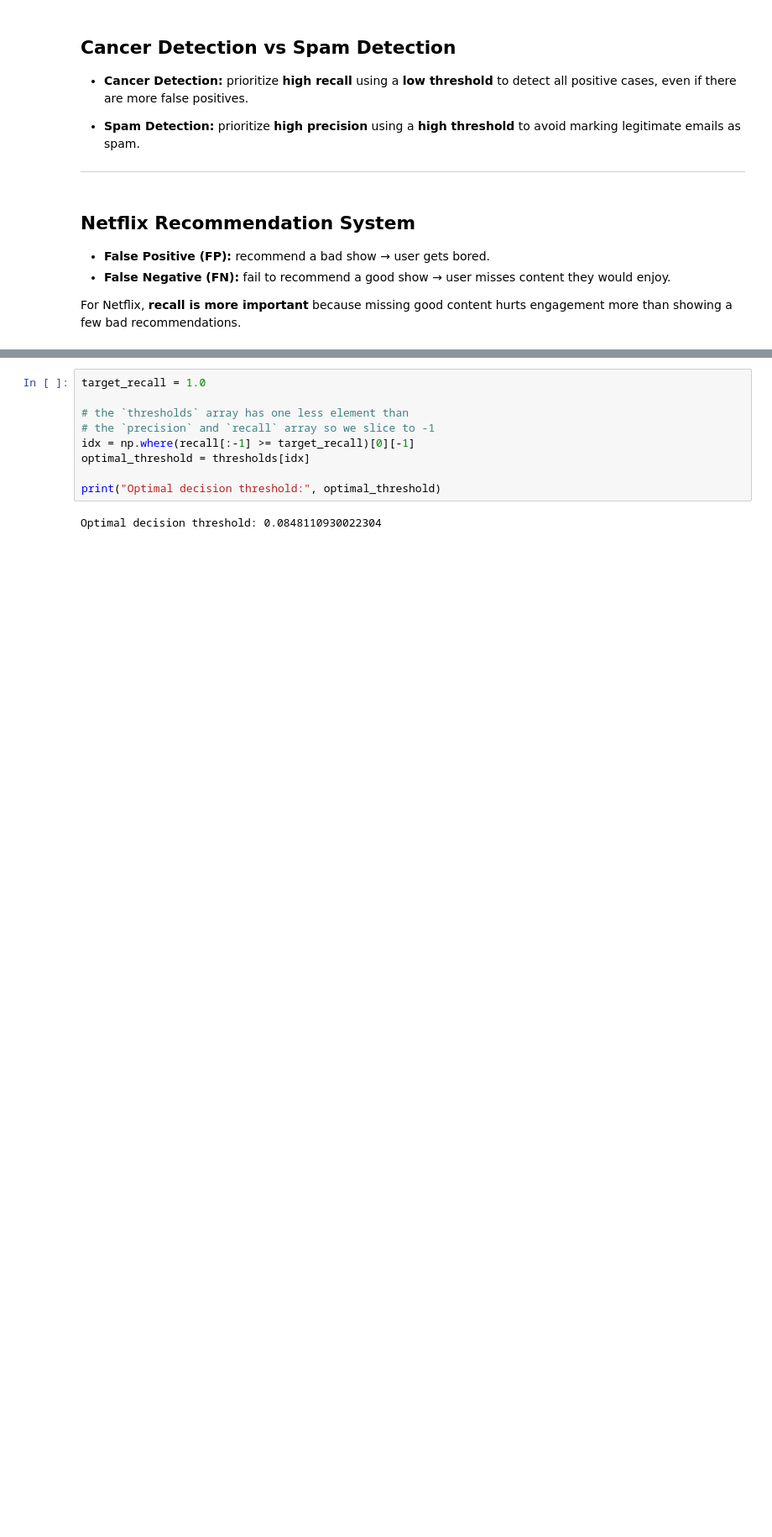
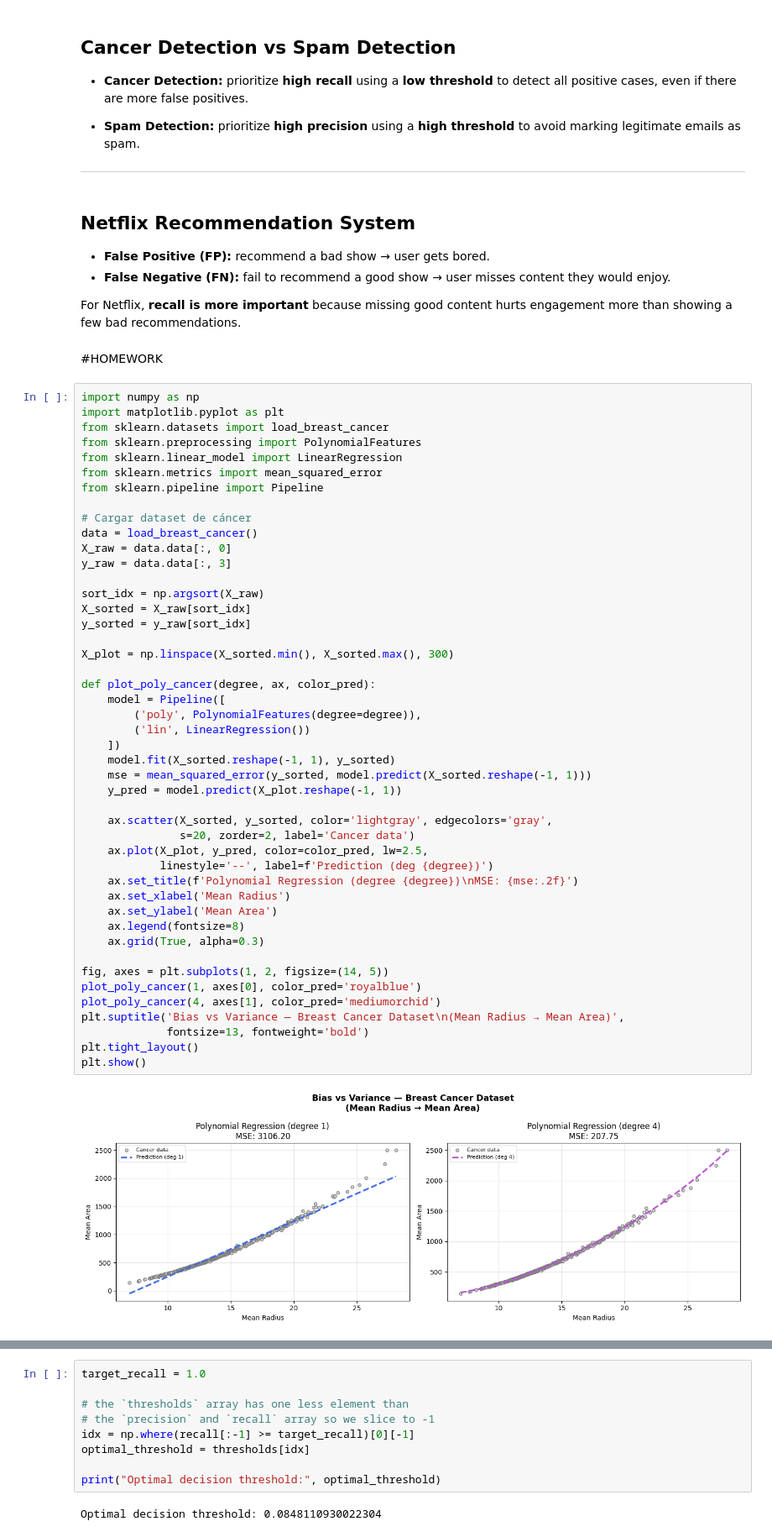
Before and after one commit to Gparedes3/Machine-Learning-6-SIN-A-Mar-Jul-2026, a Jupyter notebook: Copia_de_Logistic_Regression.ipynb, the cells around one changed output, grey strips where cells are left out. Shown at 84% size. Cells and saved outputs as stored; diff of their text form; blank space fills up the shorter version.

Commit message:
Bias vs Variance

```diff
--- a/Copia_de_Logistic_Regression.ipynb
+++ b/Copia_de_Logistic_Regression.ipynb
@@ -1155,3 +1156,53 @@ Now that we've calculated the curve, we can set a target recall or precision sco
 - **False Negative (FN):** fail to recommend a good show → user misses content they would enjoy.
 
 For Netflix, **recall is more important** because missing good content hurts engagement more than showing a few bad recommendations.
+# %% [markdown]
+#HOMEWORK
+# %%
+import numpy as np
+import matplotlib.pyplot as plt
+from sklearn.datasets import load_breast_cancer
+from sklearn.preprocessing import PolynomialFeatures
+from sklearn.linear_model import LinearRegression
+from sklearn.metrics import mean_squared_error
+from sklearn.pipeline import Pipeline
+
+# Cargar dataset de cáncer
+data = load_breast_cancer()
+X_raw = data.data[:, 0]
+y_raw = data.data[:, 3]
+
+sort_idx = np.argsort(X_raw)
+X_sorted = X_raw[sort_idx]
+y_sorted = y_raw[sort_idx]
+
+X_plot = np.linspace(X_sorted.min(), X_sorted.max(), 300)
+
+def plot_poly_cancer(degree, ax, color_pred):
+    model = Pipeline([
+        ('poly', PolynomialFeatures(degree=degree)),
+        ('lin', LinearRegression())
+    ])
+    model.fit(X_sorted.reshape(-1, 1), y_sorted)
+    mse = mean_squared_error(y_sorted, model.predict(X_sorted.reshape(-1, 1)))
+    y_pred = model.predict(X_plot.reshape(-1, 1))
+
+    ax.scatter(X_sorted, y_sorted, color='lightgray', edgecolors='gray',
+               s=20, zorder=2, label='Cancer data')
+    ax.plot(X_plot, y_pred, color=color_pred, lw=2.5,
+            linestyle='--', label=f'Prediction (deg {degree})')
+    ax.set_title(f'Polynomial Regression (degree {degree})\nMSE: {mse:.2f}')
+    ax.set_xlabel('Mean Radius')
+    ax.set_ylabel('Mean Area')
+    ax.legend(fontsize=8)
+    ax.grid(True, alpha=0.3)
+
+fig, axes = plt.subplots(1, 2, figsize=(14, 5))
+plot_poly_cancer(1, axes[0], color_pred='royalblue')
+plot_poly_cancer(4, axes[1], color_pred='mediumorchid')
+plt.suptitle('Bias vs Variance — Breast Cancer Dataset\n(Mean Radius → Mean Area)',
+             fontsize=13, fontweight='bold')
+plt.tight_layout()
+plt.show()
+# %% [output]
+[figure, added]
```
Also changed, not shown: parts of 1 cell of this notebook.
